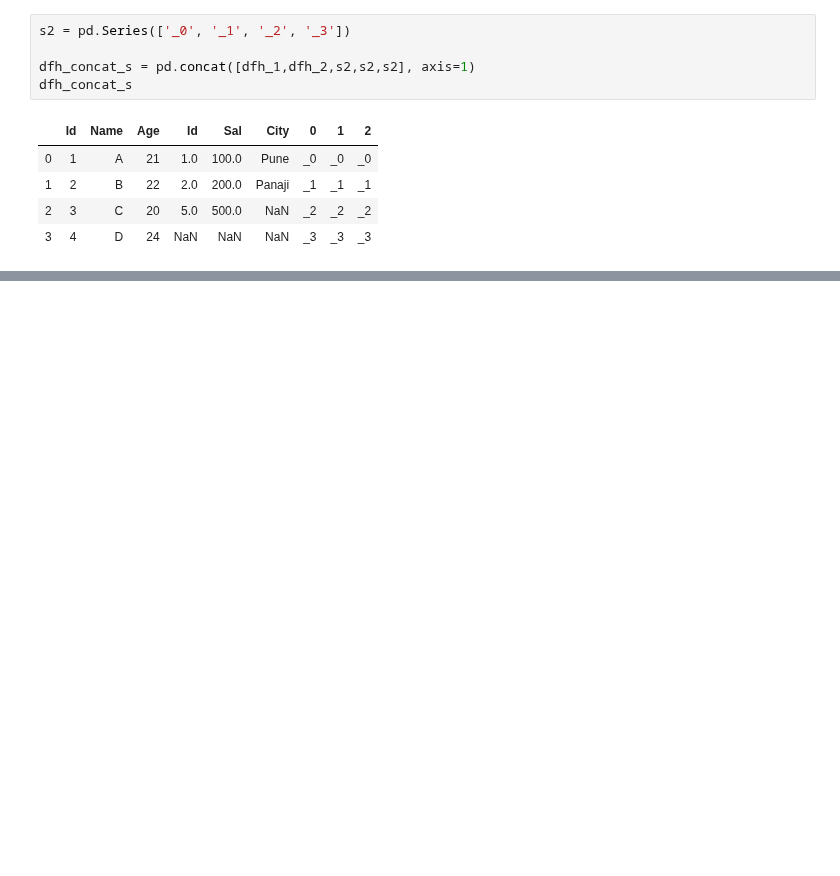
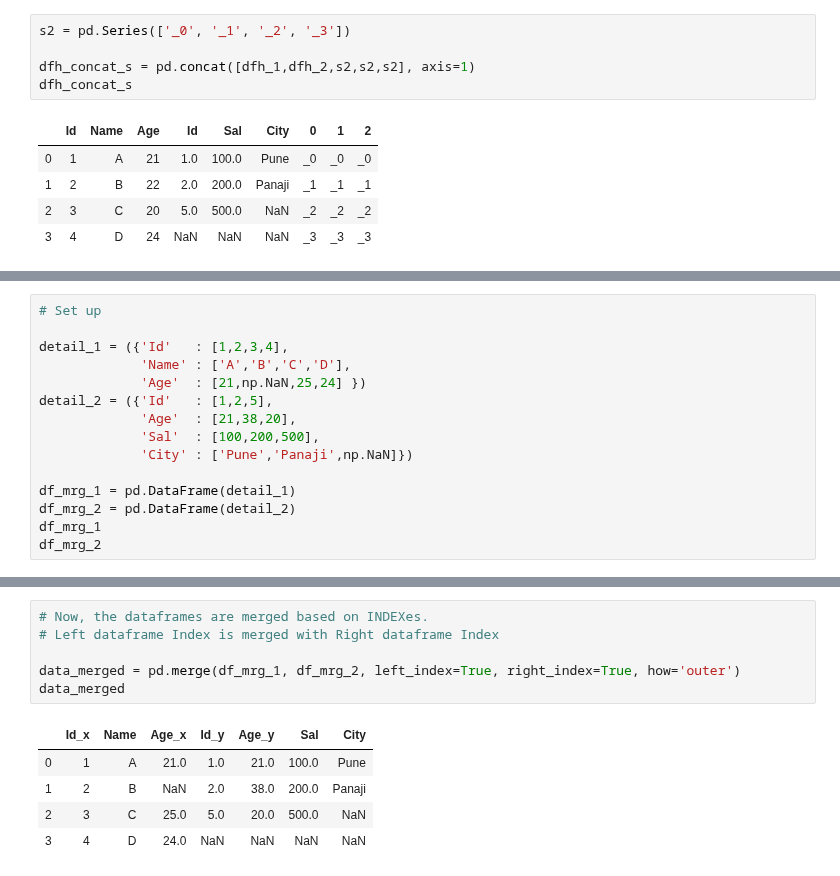
Before and after one commit to AbhishekKumar-0311/Machine-Learning-with-Python, a Jupyter notebook: Pandas/Learning_Pandas_Part_3.ipynb, the cells around one changed output, grey strips where cells are left out. Drawn from its saved outputs; the diff is of its cells as text; blank space fills up the shorter version.

```diff
--- a/Pandas/Learning_Pandas_Part_3.ipynb
+++ b/Pandas/Learning_Pandas_Part_3.ipynb
@@ -339,0 +488,15 @@ dfh_concat_s
+# %%
+# Set up
+
+detail_1 = ({'Id'   : [1,2,3,4],
+             'Name' : ['A','B','C','D'],
+             'Age'  : [21,np.NaN,25,24] })
+detail_2 = ({'Id'   : [1,2,5],
+             'Age'  : [21,38,20],
+             'Sal'  : [100,200,500],
+             'City' : ['Pune','Panaji',np.NaN]})
+
+df_mrg_1 = pd.DataFrame(detail_1)
+df_mrg_2 = pd.DataFrame(detail_2)
+df_mrg_1
+df_mrg_2
@@ -339,0 +513,12 @@ dfh_concat_s
+# %%
+# Now, the dataframes are merged based on INDEXes.
+# Left dataframe Index is merged with Right dataframe Index
+
+data_merged = pd.merge(df_mrg_1, df_mrg_2, left_index=True, right_index=True, how='outer')
+data_merged
+# %% [output]
+|  | Id_x | Name | Age_x | Id_y | Age_y | Sal | City |
+| 0 | 1 | A | 21.0 | 1.0 | 21.0 | 100.0 | Pune |
+| 1 | 2 | B | NaN | 2.0 | 38.0 | 200.0 | Panaji |
+| 2 | 3 | C | 25.0 | 5.0 | 20.0 | 500.0 | NaN |
+| 3 | 4 | D | 24.0 | NaN | NaN | NaN | NaN |
```
Also changed, not shown: parts of 26 cells of this notebook.
